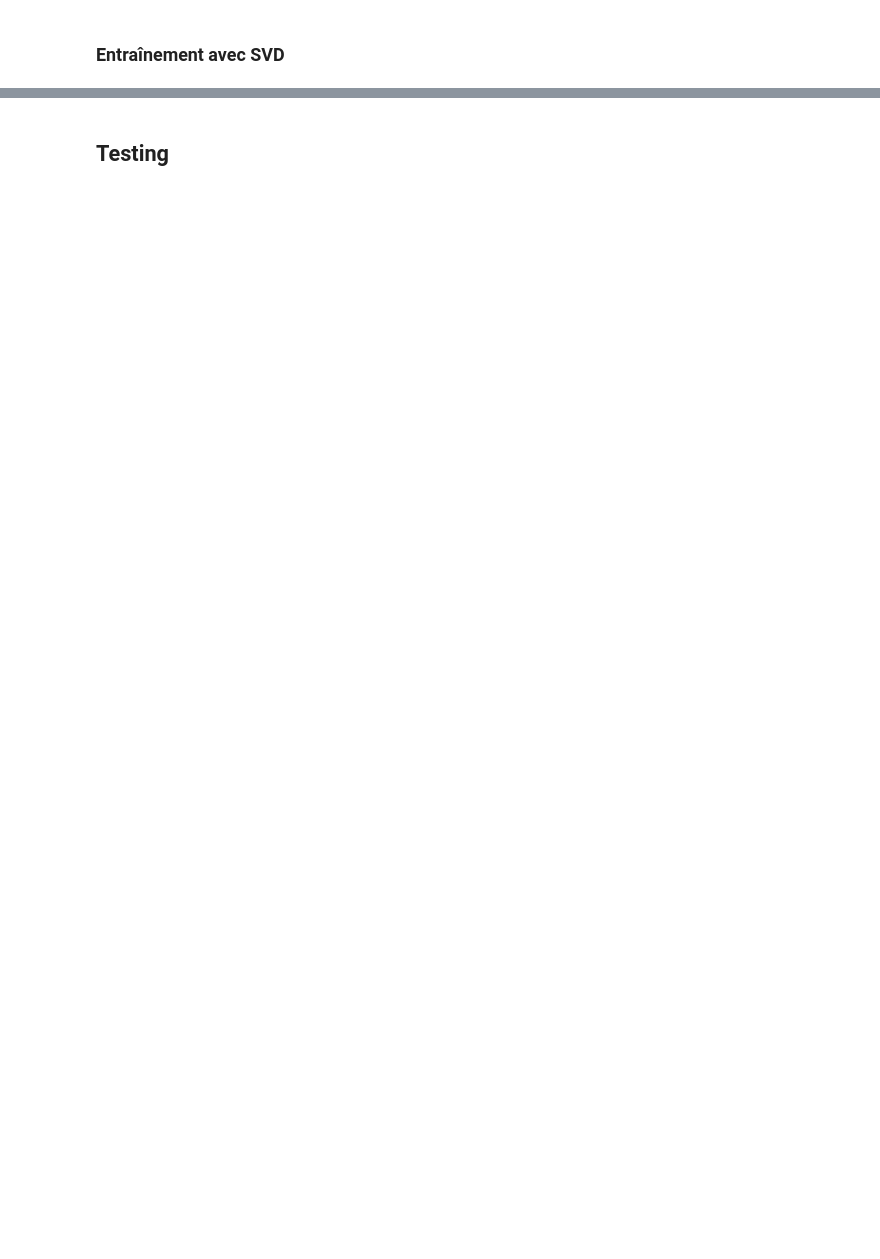
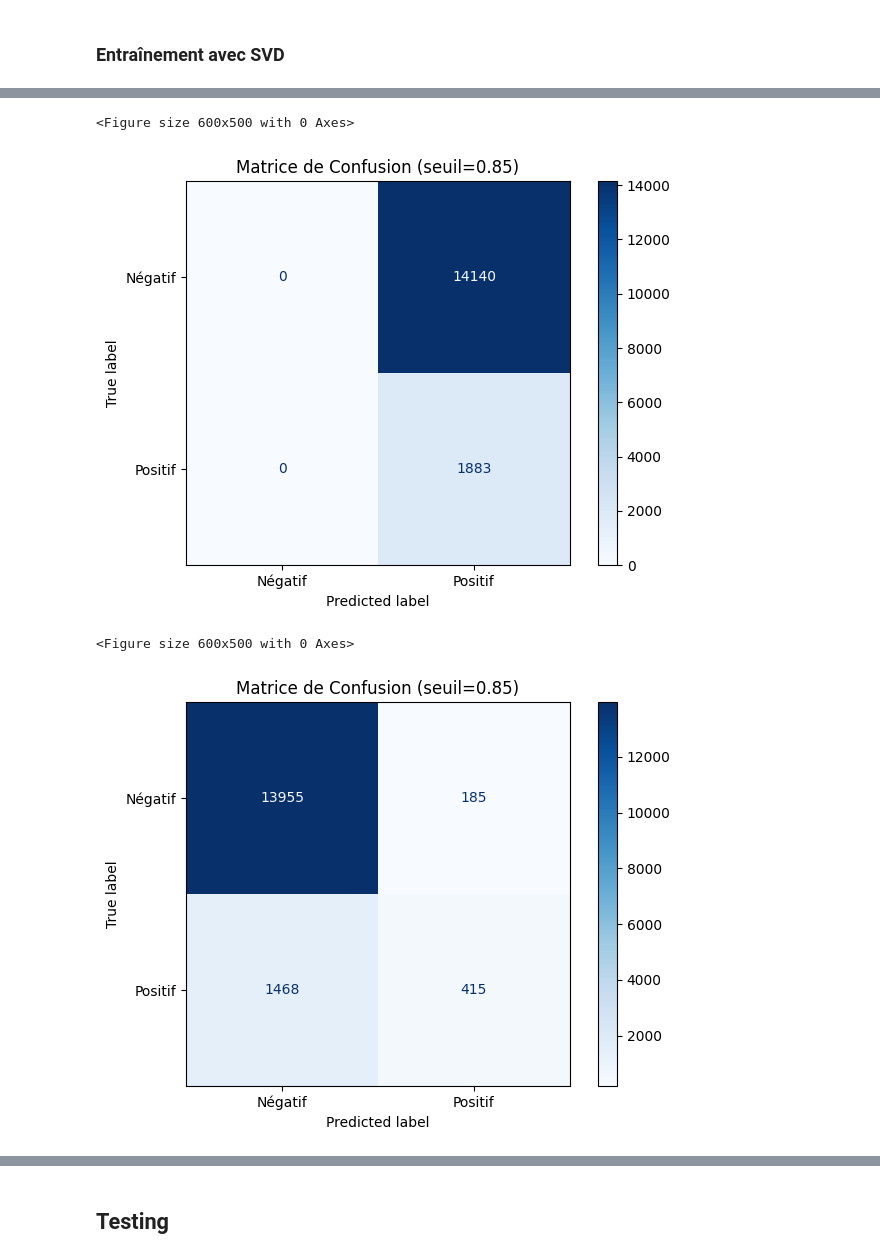
Before and after one commit to brunfla/p10-recommandation-contenu, a Jupyter notebook: notebooks/training.ipynb, the cells around one changed output, grey strips where cells are left out. Cells and saved outputs as stored; diff of their text form; code cells hidden in the pictures; blank space fills up the shorter version.

```diff
--- a/notebooks/training.ipynb
+++ b/notebooks/training.ipynb
@@ -518,0 +561,27 @@ if __name__ == "__main__":
+# %%
+def generate_confusion_matrix(predictions, threshold=0.5):
+    from sklearn.metrics import confusion_matrix, ConfusionMatrixDisplay
+
+    y_true = np.array([pred.r_ui for pred in predictions])
+    y_pred = np.array([pred.est for pred in predictions])
+
+    y_pred_binary = (y_pred >= threshold).astype(int)
+    y_true_binary = y_true.astype(int)
+
+    cm = confusion_matrix(y_true_binary, y_pred_binary)
+    disp = ConfusionMatrixDisplay(confusion_matrix=cm, display_labels=["Négatif", "Positif"])
+
+    plt.figure(figsize=(6, 5))
+    disp.plot(cmap="Blues", values_format="d")
+    plt.title(f"Matrice de Confusion (seuil={threshold})")
+    plt.grid(False)
+    plt.tight_layout()
+    plt.show()
+
+generate_confusion_matrix(pred_f, threshold=0.85)
+generate_confusion_matrix(pred_w, threshold=0.85)
+# %% [output]
+<Figure size 600x500 with 0 Axes>
+[figure, added]
+<Figure size 600x500 with 0 Axes>
+[figure, added]
```
Also changed, not shown: parts of 14 cells of this notebook, 1 other file.
